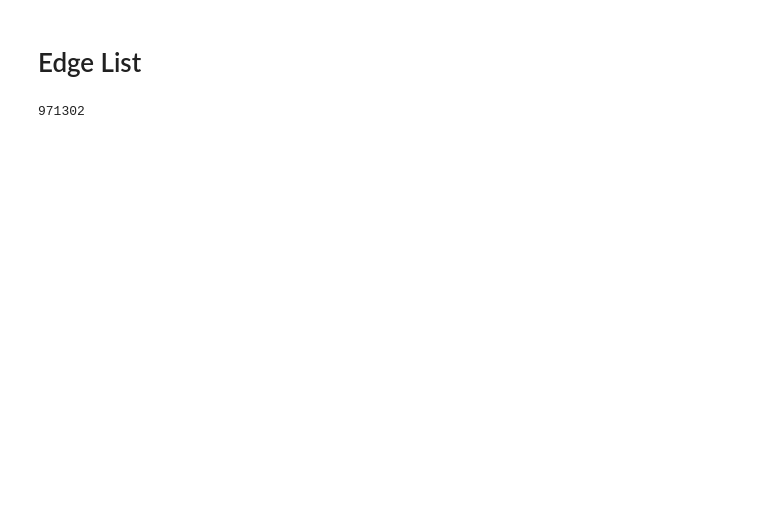
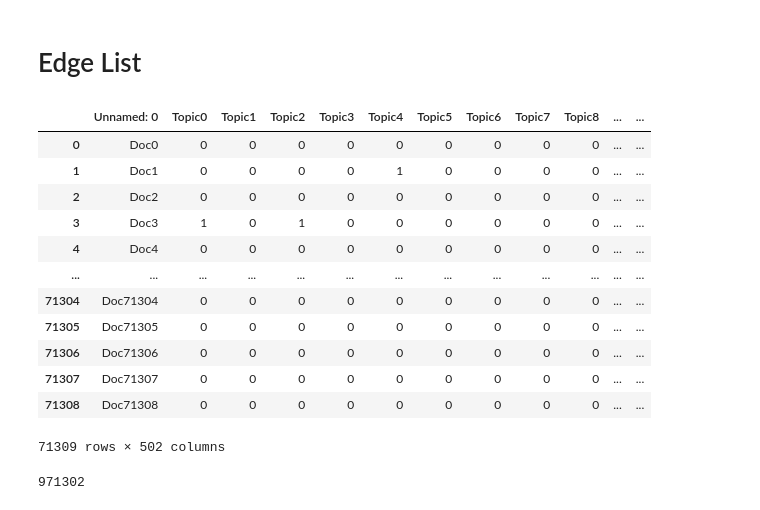
Before and after one commit to yenniejun/covid-news-analysis, a Jupyter notebook: taiwan/taiwan.ipynb, the cells around one changed output. Drawn from its saved outputs; the diff is of its cells as text; code cells hidden in the pictures; blank space fills up the shorter version.

```diff
--- a/taiwan/taiwan.ipynb
+++ b/taiwan/taiwan.ipynb
@@ -911,5 +910,21 @@ df = pd.read_csv("data/text_proc.csv")
 doc_top_matrix = pd.read_csv("proc/doc_top_matrix.csv")
 discrete_dtm = pd.read_csv("proc/discrete_dtm.csv")
+# %%
+discrete_dtm
+# %% [output]
+|  | Unnamed: 0 | Topic0 | Topic1 | Topic2 | Topic3 | Topic4 | Topic5 | Topic6 | Topic7 | Topic8 | ... | ... |
+| 0 | Doc0 | 0 | 0 | 0 | 0 | 0 | 0 | 0 | 0 | 0 | ... | ... |
+| 1 | Doc1 | 0 | 0 | 0 | 0 | 1 | 0 | 0 | 0 | 0 | ... | ... |
+| 2 | Doc2 | 0 | 0 | 0 | 0 | 0 | 0 | 0 | 0 | 0 | ... | ... |
+| 3 | Doc3 | 1 | 0 | 1 | 0 | 0 | 0 | 0 | 0 | 0 | ... | ... |
+| 4 | Doc4 | 0 | 0 | 0 | 0 | 0 | 0 | 0 | 0 | 0 | ... | ... |
+| ... | ... | ... | ... | ... | ... | ... | ... | ... | ... | ... | ... | ... |
+| 71304 | Doc71304 | 0 | 0 | 0 | 0 | 0 | 0 | 0 | 0 | 0 | ... | ... |
+| 71305 | Doc71305 | 0 | 0 | 0 | 0 | 0 | 0 | 0 | 0 | 0 | ... | ... |
+| 71306 | Doc71306 | 0 | 0 | 0 | 0 | 0 | 0 | 0 | 0 | 0 | ... | ... |
+| 71307 | Doc71307 | 0 | 0 | 0 | 0 | 0 | 0 | 0 | 0 | 0 | ... | ... |
+| 71308 | Doc71308 | 0 | 0 | 0 | 0 | 0 | 0 | 0 | 0 | 0 | ... | ... |
+71309 rows × 502 columns
 # %%
 def get_weekday(num):
     # https://docs.python.org/3/library/datetime.html#datetime.date.isocalendar
```
Also changed, not shown: parts of 16 cells of this notebook, 2 other files.
